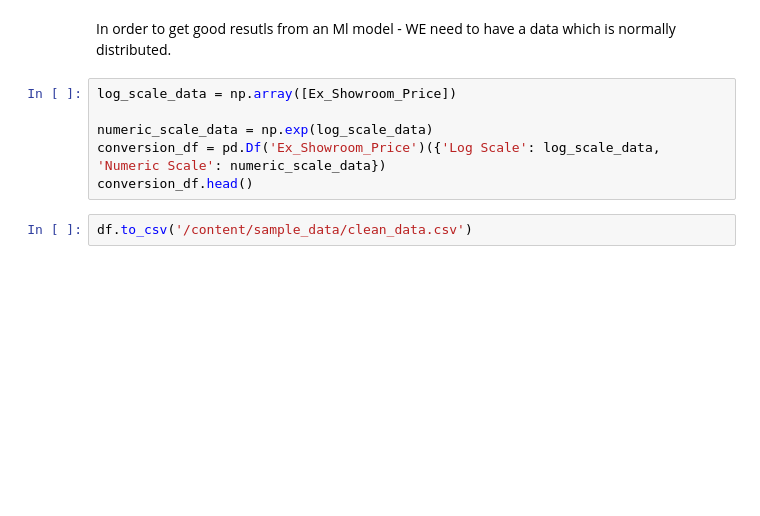
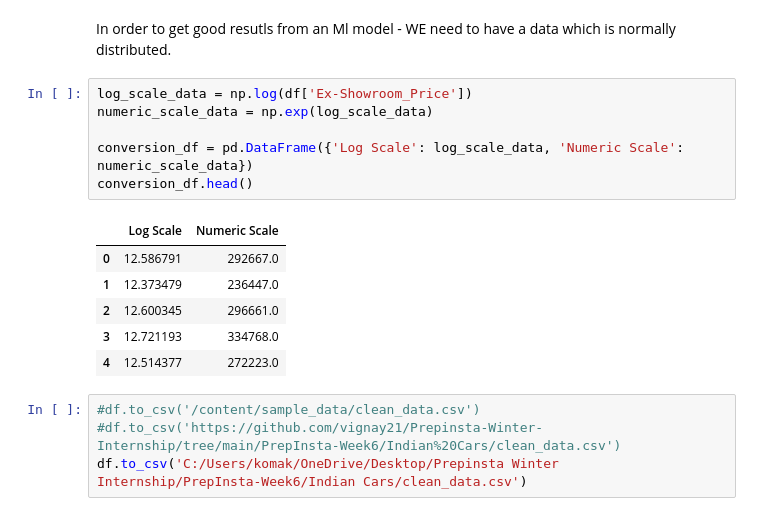
Before and after one commit to vignay21/Prepinsta-Winter-Internship, a Jupyter notebook: PrepInsta-Week6/Indian Cars/Indian_cars_dataset.ipynb, the cells around one changed output. Cells and saved outputs as stored; diff of their text form; blank space fills up the shorter version.

```diff
--- a/PrepInsta-Week6/Indian Cars/Indian_cars_dataset.ipynb
+++ b/PrepInsta-Week6/Indian Cars/Indian_cars_dataset.ipynb
@@ -269,10 +285,19 @@ df[~df['Battery'].isna()]
 # %% [markdown]
 In order to get good resutls from an Ml model - WE need to have a data which is normally distributed.
 # %%
-log_scale_data = np.array([Ex_Showroom_Price])
+log_scale_data = np.log(df['Ex-Showroom_Price'])
+numeric_scale_data = np.exp(log_scale_data)
 
-numeric_scale_data = np.exp(log_scale_data)
-conversion_df = pd.Df('Ex_Showroom_Price')({'Log Scale': log_scale_data, 'Numeric Scale': numeric_scale_data})
+conversion_df = pd.DataFrame({'Log Scale': log_scale_data, 'Numeric Scale': numeric_scale_data})
 conversion_df.head()
+# %% [output]
+|  | Log Scale | Numeric Scale |
+| 0 | 12.586791 | 292667.0 |
+| 1 | 12.373479 | 236447.0 |
+| 2 | 12.600345 | 296661.0 |
+| 3 | 12.721193 | 334768.0 |
+| 4 | 12.514377 | 272223.0 |
-# %%
-df.to_csv('/content/sample_data/clean_data.csv')
+# %%
+#df.to_csv('/content/sample_data/clean_data.csv')
+#df.to_csv('https://github.com/vignay21/Prepinsta-Winter-Internship/tree/main/PrepInsta-Week6/Indian%20Cars/clean_data.csv')
+df.to_csv('C:/Users/komak/OneDrive/Desktop/Prepinsta Winter Internship/PrepInsta-Week6/Indian Cars/clean_data.csv')
```
Also changed, not shown: parts of 21 cells of this notebook, 7 other files.
